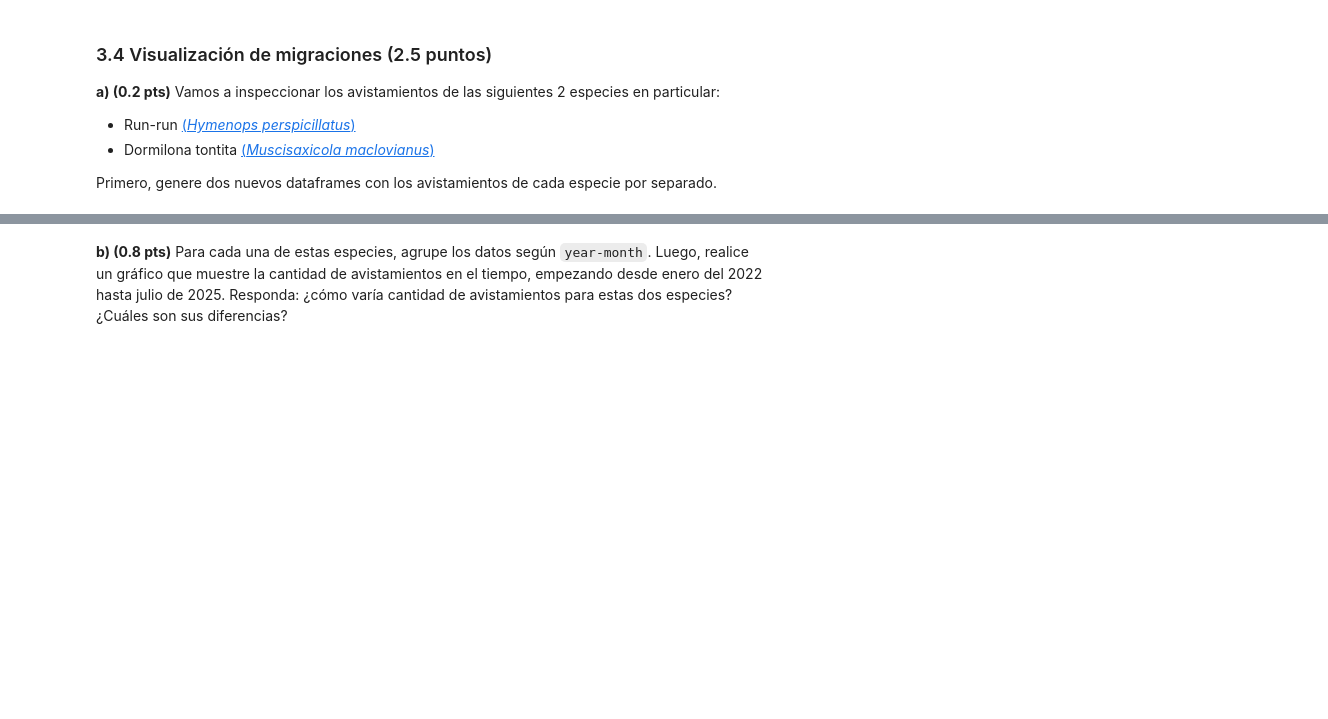
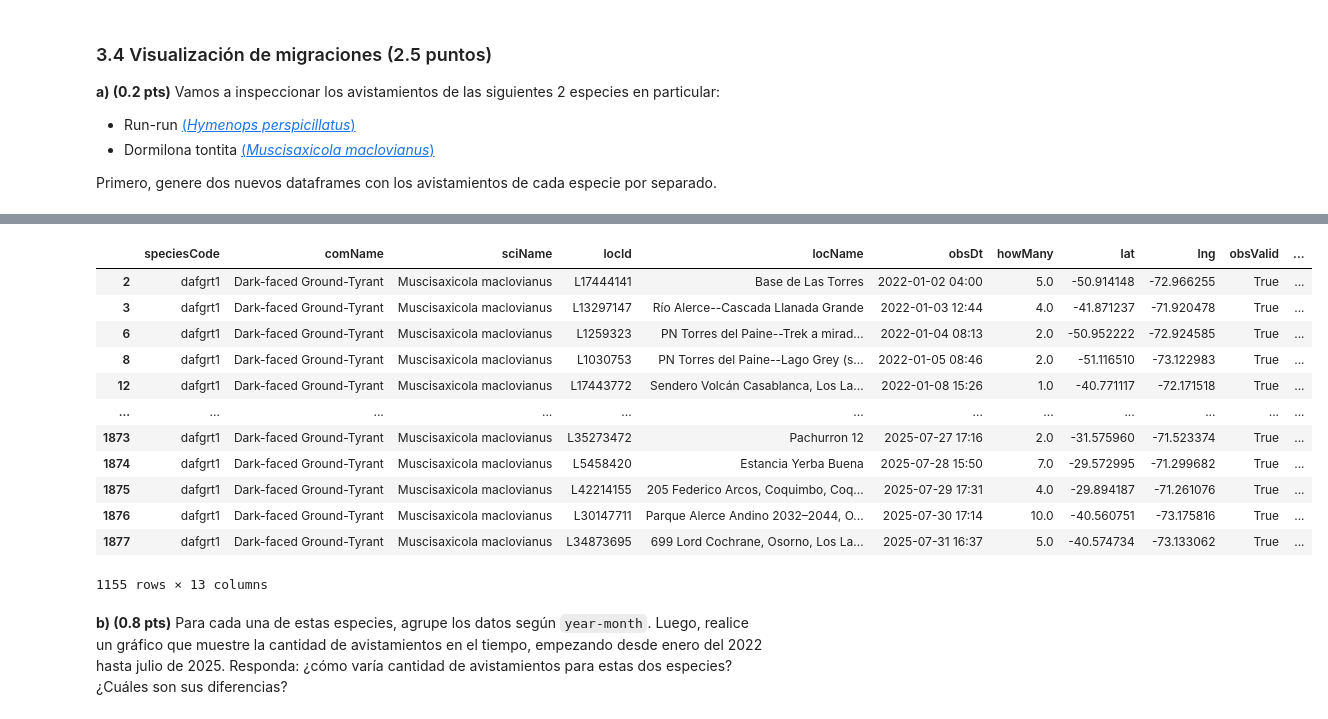
Before and after one commit to GadzuGB1991/IMT2200-Gaspar-Yanez, a Jupyter notebook: Tareas/Tarea 02/IMT2200-25s2 - Tarea 02.ipynb, the cells around one changed output, grey strips where cells are left out. Saved outputs shown, nothing was run; the diff lists cells and outputs as text; code cells hidden in the pictures; blank space fills up the shorter version.

```diff
--- a/Tareas/Tarea 02/IMT2200-25s2 - Tarea 02.ipynb
+++ b/Tareas/Tarea 02/IMT2200-25s2 - Tarea 02.ipynb
@@ -225,3 +271,19 @@ Primero, genere dos nuevos dataframes con los avistamientos de cada especie por
+# %%
+dfdormilona
+# %% [output]
+|  | speciesCode | comName | sciName | locId | locName | obsDt | howMany | lat | lng | obsValid | ... |
+| 2 | dafgrt1 | Dark-faced Ground-Tyrant | Muscisaxicola maclovianus | L17444141 | Base de Las Torres | 2022-01-02 04:00 | 5.0 | -50.914148 | -72.966255 | True | ... |
+| 3 | dafgrt1 | Dark-faced Ground-Tyrant | Muscisaxicola maclovianus | L13297147 | Río Alerce--Cascada Llanada Grande | 2022-01-03 12:44 | 4.0 | -41.871237 | -71.920478 | True | ... |
+| 6 | dafgrt1 | Dark-faced Ground-Tyrant | Muscisaxicola maclovianus | L1259323 | PN Torres del Paine--Trek a mirad... | 2022-01-04 08:13 | 2.0 | -50.952222 | -72.924585 | True | ... |
+| 8 | dafgrt1 | Dark-faced Ground-Tyrant | Muscisaxicola maclovianus | L1030753 | PN Torres del Paine--Lago Grey (s... | 2022-01-05 08:46 | 2.0 | -51.116510 | -73.122983 | True | ... |
+| 12 | dafgrt1 | Dark-faced Ground-Tyrant | Muscisaxicola maclovianus | L17443772 | Sendero Volcán Casablanca, Los La... | 2022-01-08 15:26 | 1.0 | -40.771117 | -72.171518 | True | ... |
+| ... | ... | ... | ... | ... | ... | ... | ... | ... | ... | ... | ... |
+| 1873 | dafgrt1 | Dark-faced Ground-Tyrant | Muscisaxicola maclovianus | L35273472 | Pachurron 12 | 2025-07-27 17:16 | 2.0 | -31.575960 | -71.523374 | True | ... |
+| 1874 | dafgrt1 | Dark-faced Ground-Tyrant | Muscisaxicola maclovianus | L5458420 | Estancia Yerba Buena | 2025-07-28 15:50 | 7.0 | -29.572995 | -71.299682 | True | ... |
+| 1875 | dafgrt1 | Dark-faced Ground-Tyrant | Muscisaxicola maclovianus | L42214155 | 205 Federico Arcos, Coquimbo, Coq... | 2025-07-29 17:31 | 4.0 | -29.894187 | -71.261076 | True | ... |
+| 1876 | dafgrt1 | Dark-faced Ground-Tyrant | Muscisaxicola maclovianus | L30147711 | Parque Alerce Andino 2032–2044, O... | 2025-07-30 17:14 | 10.0 | -40.560751 | -73.175816 | True | ... |
+| 1877 | dafgrt1 | Dark-faced Ground-Tyrant | Muscisaxicola maclovianus | L34873695 | 699 Lord Cochrane, Osorno, Los La... | 2025-07-31 16:37 | 5.0 | -40.574734 | -73.133062 | True | ... |
+1155 rows × 13 columns
 # %% [markdown]
 **b) (0.8 pts)** Para cada una de estas especies, agrupe los datos según `year-month`. Luego, realice un gráfico que muestre la cantidad de avistamientos en el tiempo, empezando desde enero del 2022 hasta julio de 2025. Responda: ¿cómo varía cantidad de avistamientos para estas dos especies? ¿Cuáles son sus diferencias?
 # %%
```
Also changed, not shown: parts of 6 cells of this notebook.
